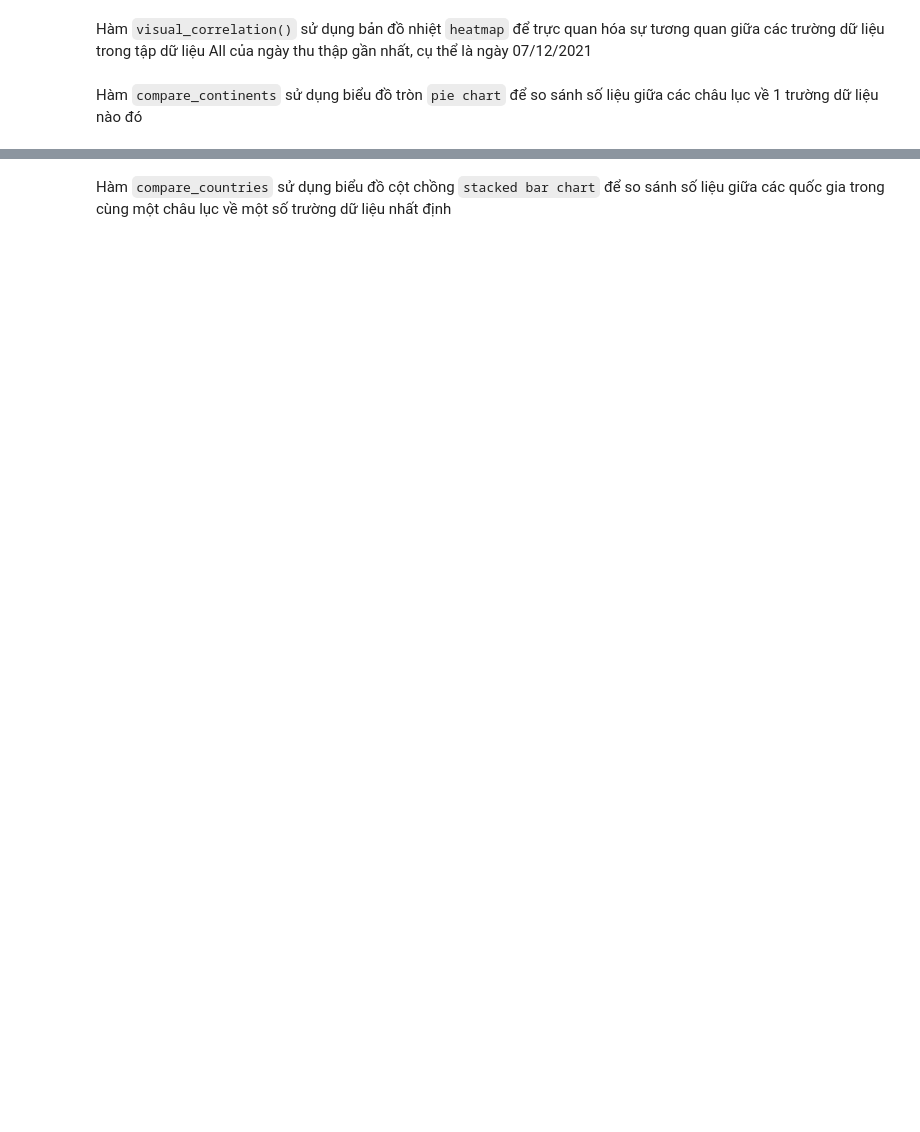
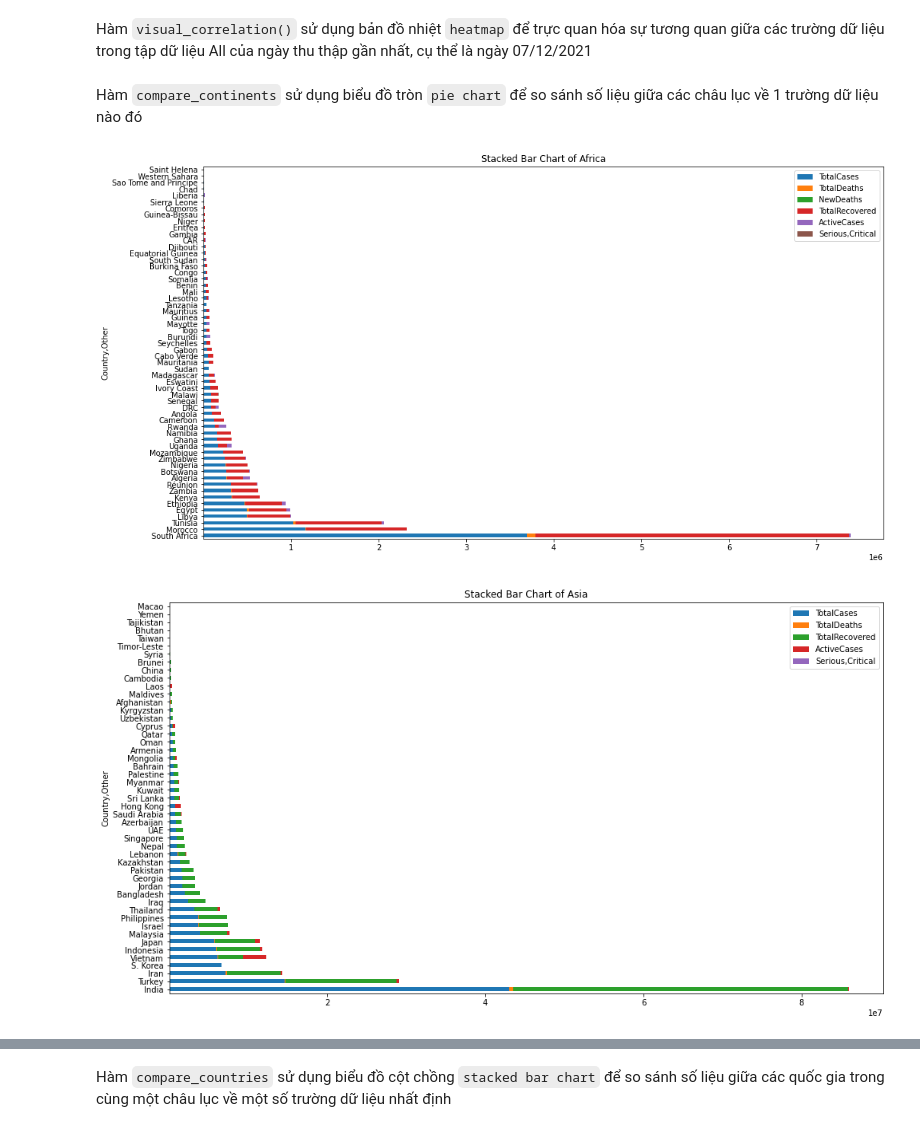
Before and after one commit to luthevy/Data-Visualization_Group08, a Jupyter notebook: Lab1/Lab01.ipynb, the cells around one changed output, grey strips where cells are left out. Cells and saved outputs as stored; diff of their text form; code cells hidden in the pictures; blank space fills up the shorter version.

```diff
--- a/Lab1/Lab01.ipynb
+++ b/Lab1/Lab01.ipynb
@@ -269,17 +275,20 @@ Hàm `compare_continents` sử dụng biểu đồ tròn `pie chart` để so s
 # %%
 def compare_countries(file_name,continents):
     df = pd.read_csv(file_name,sep='\t')
     new_df = df.iloc[1:-1]
     new_df = new_df.loc[:,'Country,Other':'Serious,Critical']
     new_df.plot.barh(x='Country,Other', stacked=True,
         title='Stacked Bar Chart of '+continents,
         figsize=(16,9))
 
     plt.show()
 
-compare_countries('africa_07122021.csv','Africa')
-compare_countries('asia_07122021.csv','Asia')
-compare_countries('north_america_07122021.csv','North America')
-compare_countries('oceania_07122021.csv','Oceania')
-compare_countries('europe_07122021.csv','Europe')
-compare_countries('south_america_07122021.csv','South America')
+compare_countries('africa_12032022.csv','Africa')
+compare_countries('asia_12032022.csv','Asia')
+compare_countries('north_america_12032022.csv','North America')
+compare_countries('oceania_12032022.csv','Oceania')
+compare_countries('europe_12032022.csv','Europe')
+compare_countries('south_america_12032022.csv','South America')
+# %% [output]
+[figure, added]
+[figure, added]
```
Also changed, not shown: parts of 4 cells of this notebook, 3 other files.
